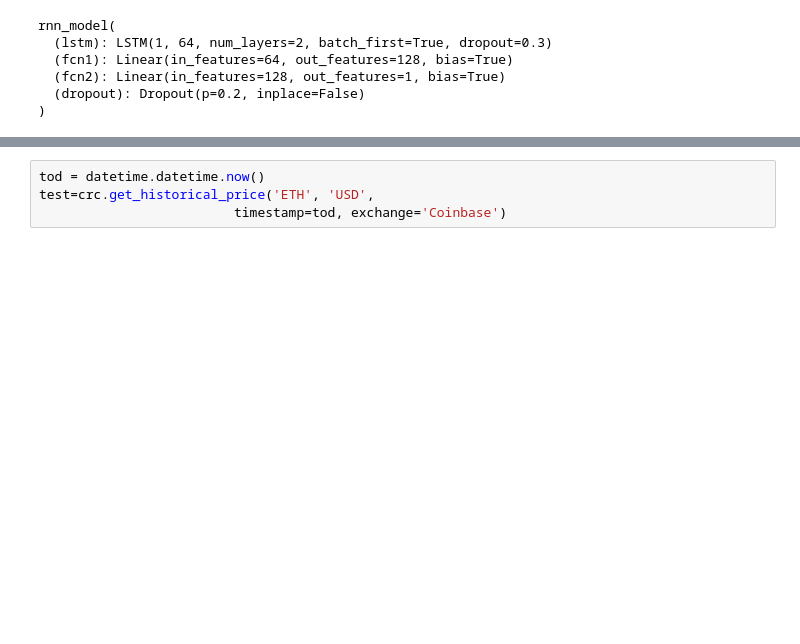
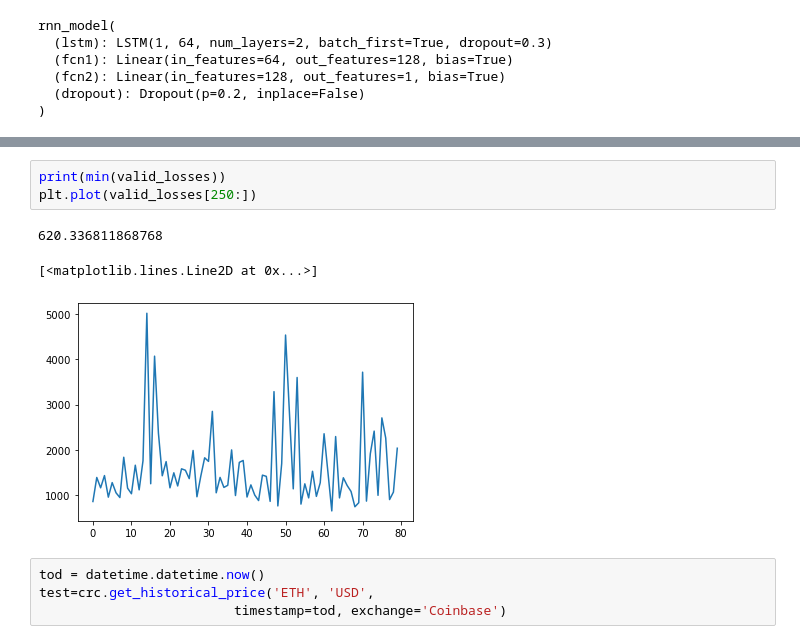
Before and after one commit to pwetherbee/rnn-for-trading, a Jupyter notebook: Ethereum Price Regression Using Deep RNN.ipynb, the cells around one changed output, grey strips where cells are left out. Drawn from its saved outputs; the diff is of its cells as text; blank space fills up the shorter version.

```diff
--- a/Ethereum Price Regression Using Deep RNN.ipynb
+++ b/Ethereum Price Regression Using Deep RNN.ipynb
@@ -214,3 +232,10 @@ plt.plot(valid_losses)
+# %%
+print(min(valid_losses))
+plt.plot(valid_losses[250:])
+# %% [output]
+620.336811868768
+[<matplotlib.lines.Line2D at 0x...>]
+[figure, added]
 # %%
 tod = datetime.datetime.now()
 test=crc.get_historical_price('ETH', 'USD',
```
Also changed, not shown: parts of 27 cells of this notebook.
